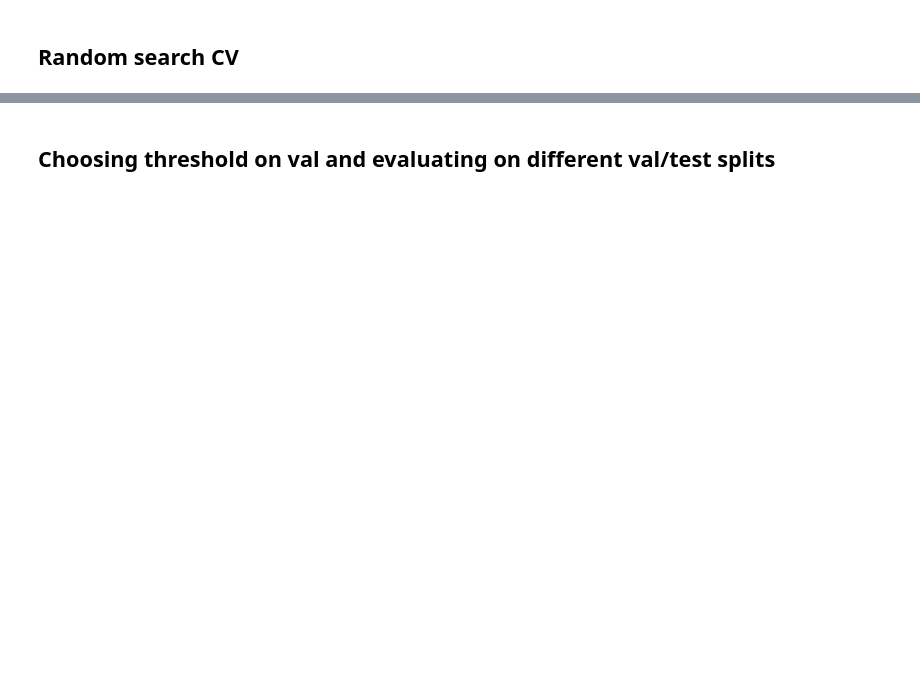
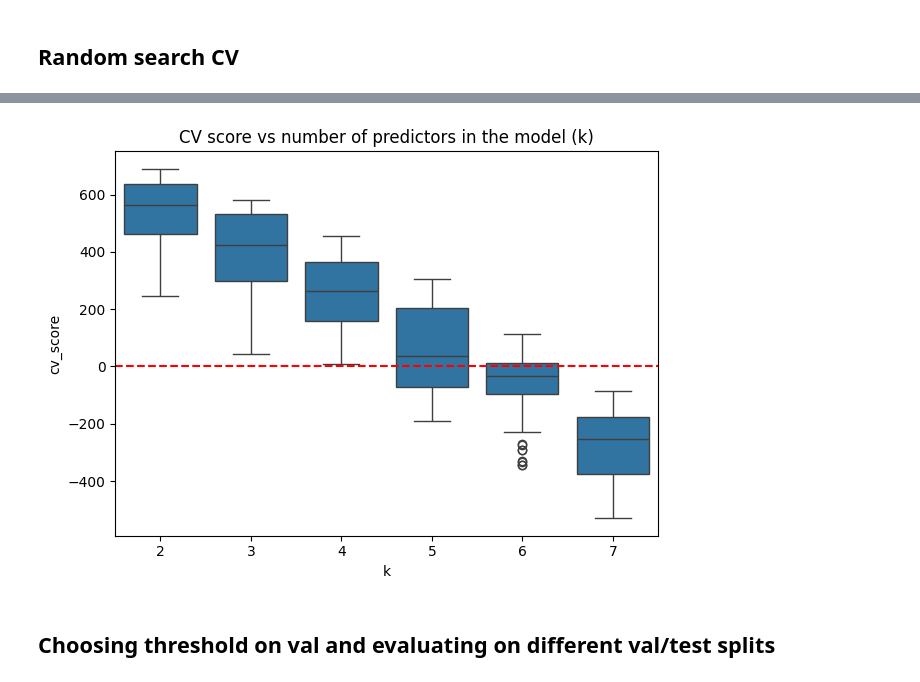
Before and after one commit to olaidczak/cost-sensitive-marketing, a Jupyter notebook: src/model/model_selection.ipynb, the cells around one changed output, grey strips where cells are left out. Drawn from its saved outputs; the diff is of its cells as text; code cells hidden in the pictures; blank space fills up the shorter version.

```diff
--- a/src/model/model_selection.ipynb
+++ b/src/model/model_selection.ipynb
@@ -129,3 +133,11 @@ results.head(16)
+# %%
+sns.boxplot(data=results, x="k", y="cv_score")
+plt.title("CV score vs number of predictors in the model (k)")
+plt.axhline(y=0, color='r', linestyle='--')
+plt.tight_layout()
+plt.show()
+# %% [output]
+[figure, added]
 # %% [markdown]
 ## Choosing threshold on val and evaluating on different val/test splits
 # %%
```
Also changed, not shown: parts of 16 cells of this notebook, 3 other files.
